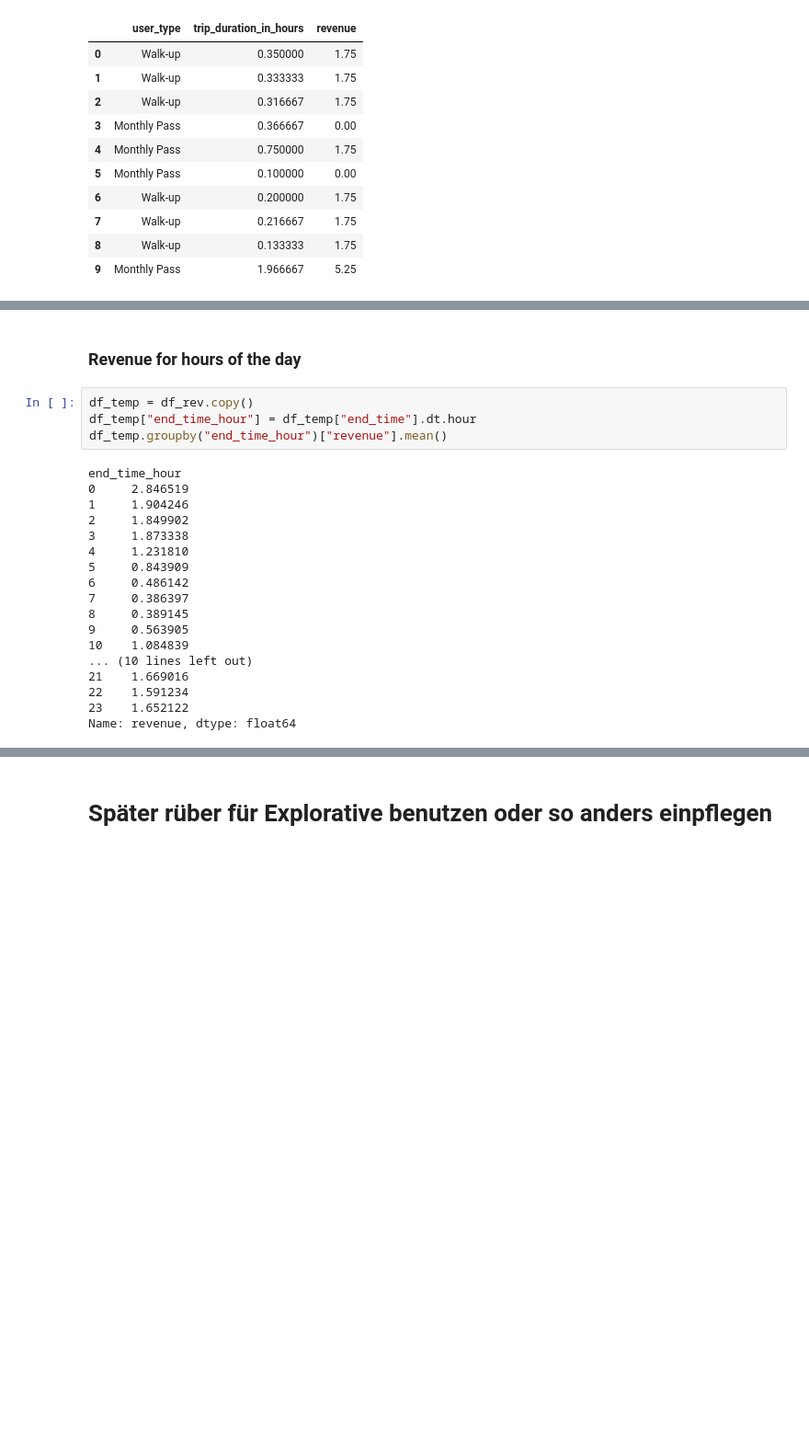
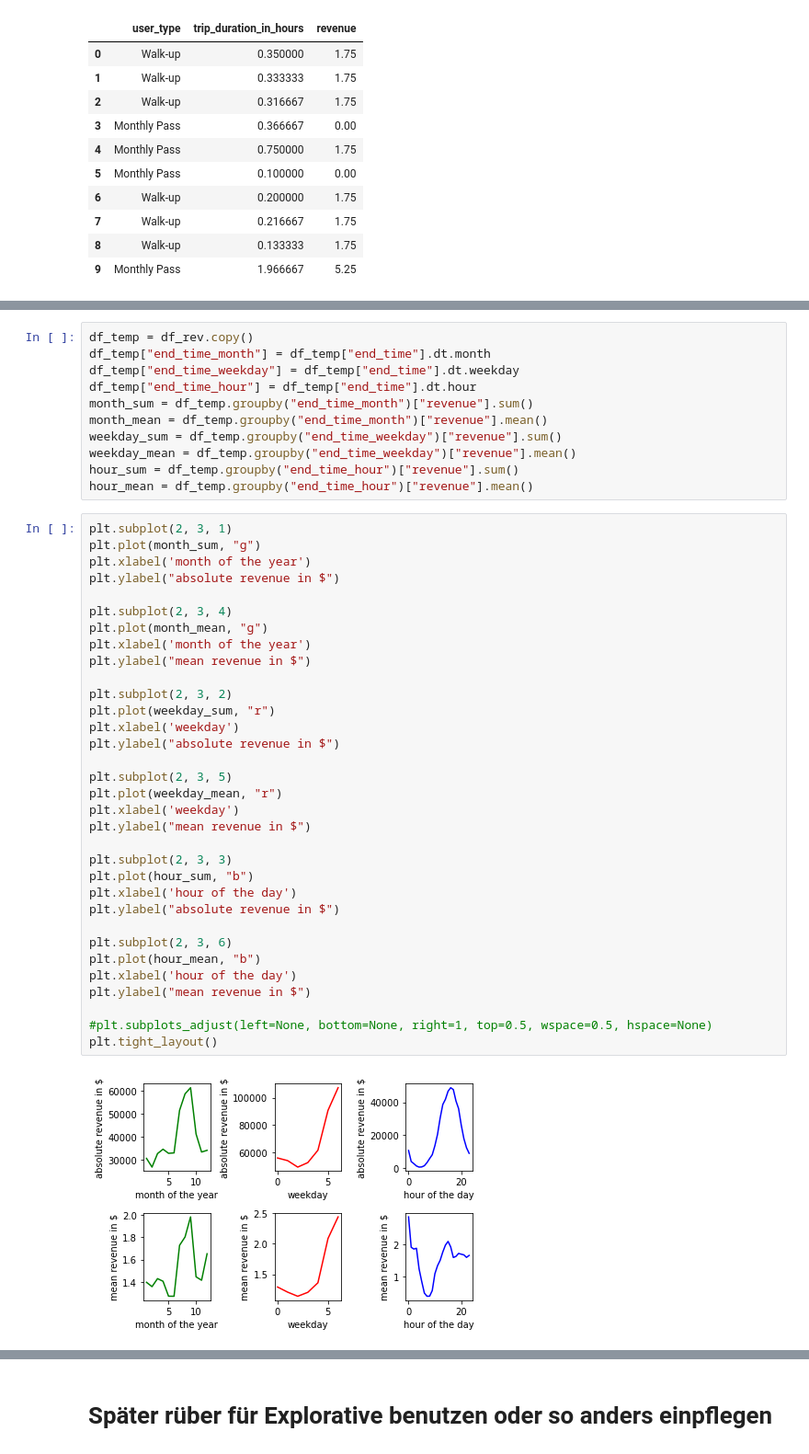
Before and after one commit to masbach/BananaCode, a Jupyter notebook: notebooks/revenueNick.ipynb, the cells around one changed output, grey strips where cells are left out. Shown: that part at 92% size. Cells and saved outputs as stored; diff of their text form; blank space fills up the shorter version.

Commit message:
Finalising Revenue Calculations by adding Graphs

```diff
--- a/notebooks/revenueNick.ipynb
+++ b/notebooks/revenueNick.ipynb
@@ -241,24 +202,46 @@ Name: revenue, dtype: float64
-# %% [markdown]
-### Revenue for hours of the day
-# %%
-df_temp = df_rev.copy()
-df_temp["end_time_hour"] = df_temp["end_time"].dt.hour
-df_temp.groupby("end_time_hour")["revenue"].mean()
-# %% [output]
-end_time_hour
-0     2.846519
-1     1.904246
-2     1.849902
-3     1.873338
-4     1.231810
-5     0.843909
-6     0.486142
-7     0.386397
-8     0.389145
-9     0.563905
-10    1.084839
-... (10 lines left out)
-21    1.669016
-22    1.591234
-23    1.652122
-Name: revenue, dtype: float64
+# %%
+df_temp = df_rev.copy()
+df_temp["end_time_month"] = df_temp["end_time"].dt.month
+df_temp["end_time_weekday"] = df_temp["end_time"].dt.weekday
+df_temp["end_time_hour"] = df_temp["end_time"].dt.hour
+month_sum = df_temp.groupby("end_time_month")["revenue"].sum()
+month_mean = df_temp.groupby("end_time_month")["revenue"].mean()
+weekday_sum = df_temp.groupby("end_time_weekday")["revenue"].sum()
+weekday_mean = df_temp.groupby("end_time_weekday")["revenue"].mean()
+hour_sum = df_temp.groupby("end_time_hour")["revenue"].sum()
+hour_mean = df_temp.groupby("end_time_hour")["revenue"].mean()
+# %%
+plt.subplot(2, 3, 1)
+plt.plot(month_sum, "g")
+plt.xlabel('month of the year')
+plt.ylabel("absolute revenue in $")
+
+plt.subplot(2, 3, 4)
+plt.plot(month_mean, "g")
+plt.xlabel('month of the year')
+plt.ylabel("mean revenue in $")
+
+plt.subplot(2, 3, 2)
+plt.plot(weekday_sum, "r")
+plt.xlabel('weekday')
+plt.ylabel("absolute revenue in $")
+
+plt.subplot(2, 3, 5)
+plt.plot(weekday_mean, "r")
+plt.xlabel('weekday')
+plt.ylabel("mean revenue in $")
+
+plt.subplot(2, 3, 3)
+plt.plot(hour_sum, "b")
+plt.xlabel('hour of the day')
+plt.ylabel("absolute revenue in $")
+
+plt.subplot(2, 3, 6)
+plt.plot(hour_mean, "b")
+plt.xlabel('hour of the day')
+plt.ylabel("mean revenue in $")
+
+#plt.subplots_adjust(left=None, bottom=None, right=1, top=0.5, wspace=0.5, hspace=None)
+plt.tight_layout()
+# %% [output]
+[figure, added]
```
Also changed, not shown: parts of 18 cells of this notebook.
